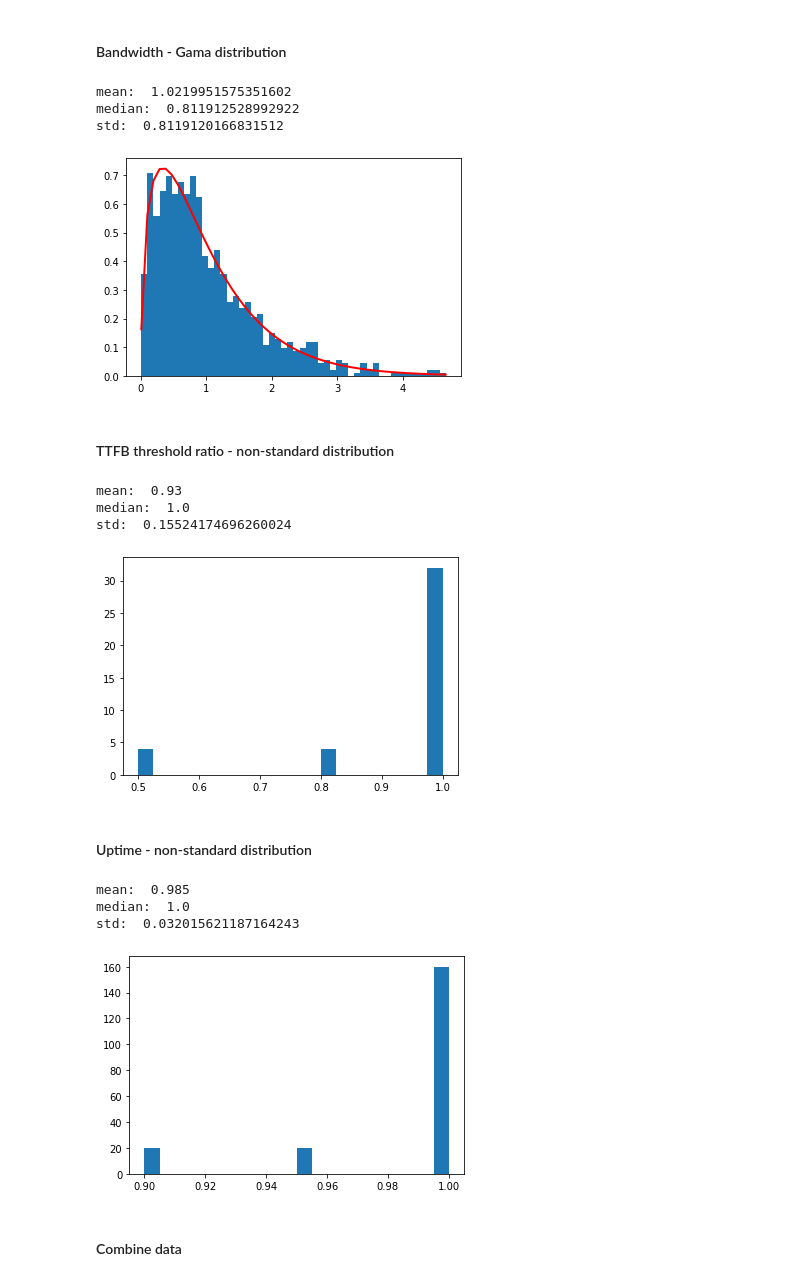
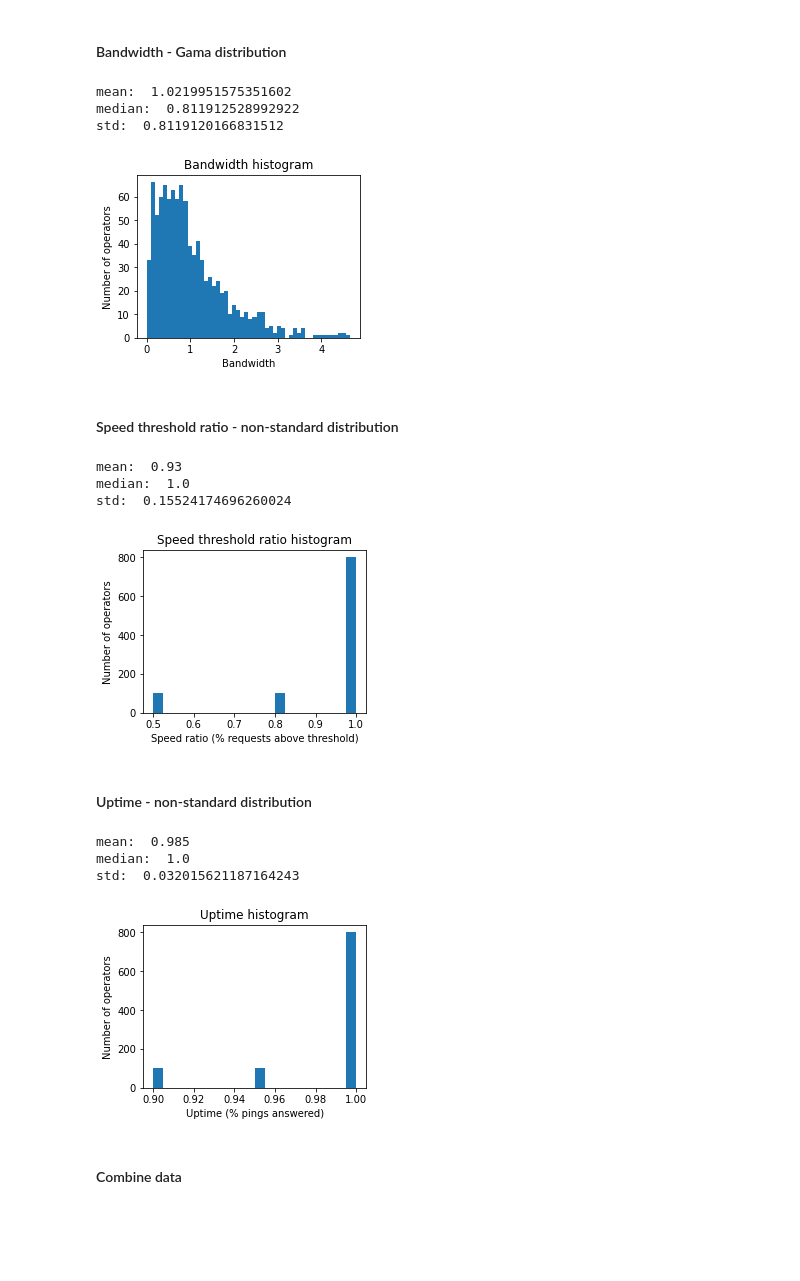
Before and after one commit to protocol/cel-retrieval, a Jupyter notebook: saturn-aliens/notebooks/2.1-simulation_fair_reward_distribution.ipynb, the cells around one changed output. Cells and saved outputs as stored; diff of their text form; code cells hidden in the pictures; blank space fills up the shorter version.

Commit message:
Improve fair reward distribution plots

```diff
--- a/saturn-aliens/notebooks/2.1-simulation_fair_reward_distribution.ipynb
+++ b/saturn-aliens/notebooks/2.1-simulation_fair_reward_distribution.ipynb
@@ -19,21 +19,23 @@ np.random.seed(42)
 # %%
 shape, scale = 1.5, 1/1.5
 bandwidth_vec = np.random.gamma(shape, scale, sample)
 print("mean: ", np.mean(bandwidth_vec))
 print("median: ", np.median(bandwidth_vec))
 print("std: ", np.std(bandwidth_vec))
 
-count, bins, ignored = plt.hist(bandwidth_vec, 50, density=True)
-y = bins**(shape-1)*(np.exp(-bins/scale)/(sps.gamma(shape)*scale**shape))
-plt.plot(bins, y, linewidth=2, color='r')
+plt.figure(figsize=(4,3))
+plt.hist(bandwidth_vec, 50, density=False)
+plt.xlabel("Bandwidth")
+plt.ylabel("Number of operators")
+plt.title("Bandwidth histogram")
 plt.show()
 # %% [output]
 mean:  1.0219951575351602
 median:  0.811912528992922
 std:  0.8119120166831512
-[figure, old version]
+[figure, new version]
 # %% [markdown]
-#### TTFB threshold ratio - non-standard distribution
+#### Speed threshold ratio - non-standard distribution
 # %%
 ttfb_vec = np.concatenate([0.5 * np.ones(int(0.1*sample)), 0.8 * np.ones(int(0.1*sample)), 1.0 * np.ones(int(0.8*sample))])
 np.random.shuffle(ttfb_vec)
@@ -41,13 +43,17 @@ print("mean: ", np.mean(ttfb_vec))
 print("median: ", np.median(ttfb_vec))
 print("std: ", np.std(ttfb_vec))
 
-plt.hist(ttfb_vec, 20, density=True)
+plt.figure(figsize=(4,3))
+plt.hist(ttfb_vec, 20, density=False)
+plt.xlabel("Speed ratio (% requests above threshold)")
+plt.ylabel("Number of operators")
+plt.title("Speed threshold ratio histogram")
 plt.show()
 # %% [output]
 mean:  0.93
 median:  1.0
 std:  0.15524174696260024
-[figure, old version]
+[figure, new version]
 # %% [markdown]
 #### Uptime - non-standard distribution
 # %%
@@ -58,13 +64,17 @@ print("mean: ", np.mean(uptime_vec))
 print("median: ", np.median(uptime_vec))
 print("std: ", np.std(uptime_vec))
 
-plt.hist(uptime_vec, 20, density=True)
+plt.figure(figsize=(4,3))
+plt.hist(uptime_vec, 20, density=False)
+plt.xlabel("Uptime (% pings answered)")
+plt.ylabel("Number of operators")
+plt.title("Uptime histogram")
 plt.show()
 # %% [output]
 mean:  0.985
 median:  1.0
 std:  0.032015621187164243
-[figure, old version]
+[figure, new version]
 # %% [markdown]
 #### Combine data
 # %%
```
Also changed, not shown: parts of 27 cells of this notebook.
